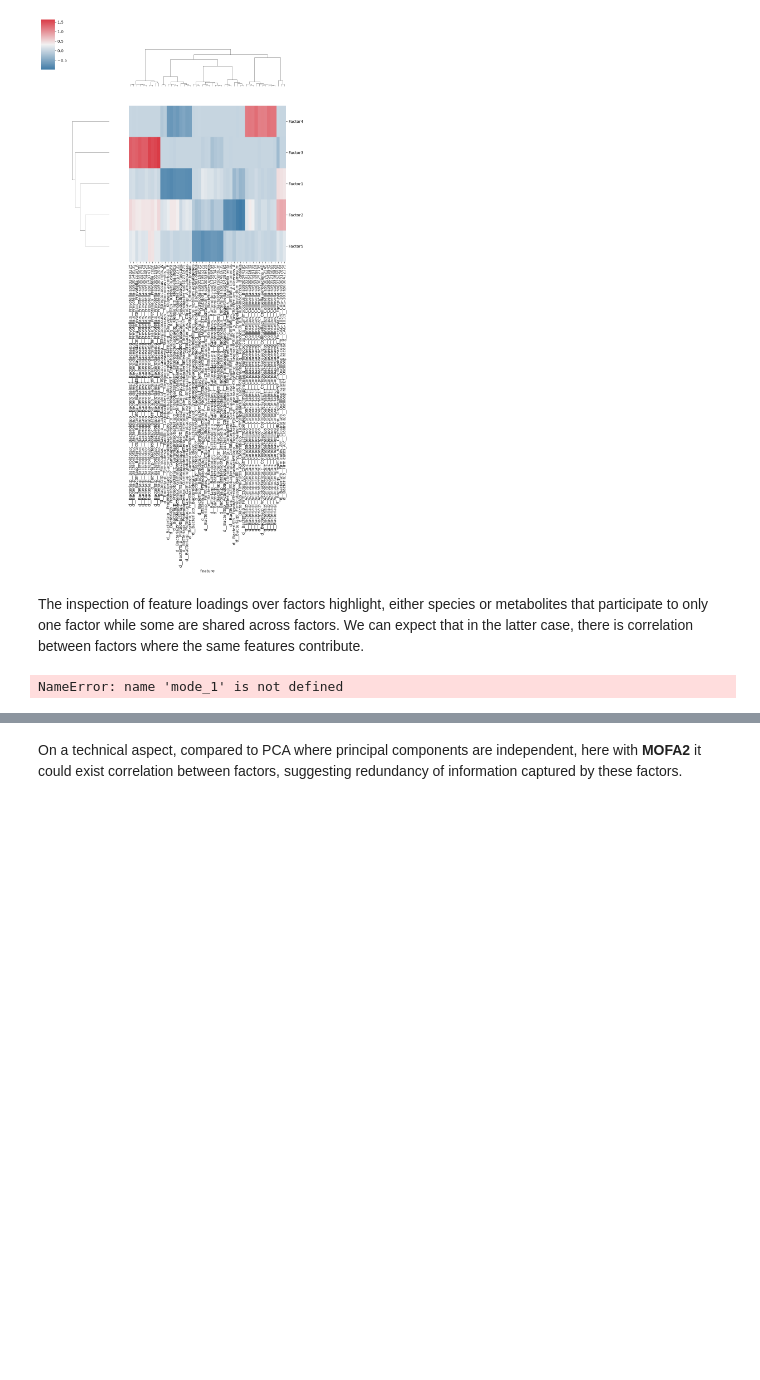
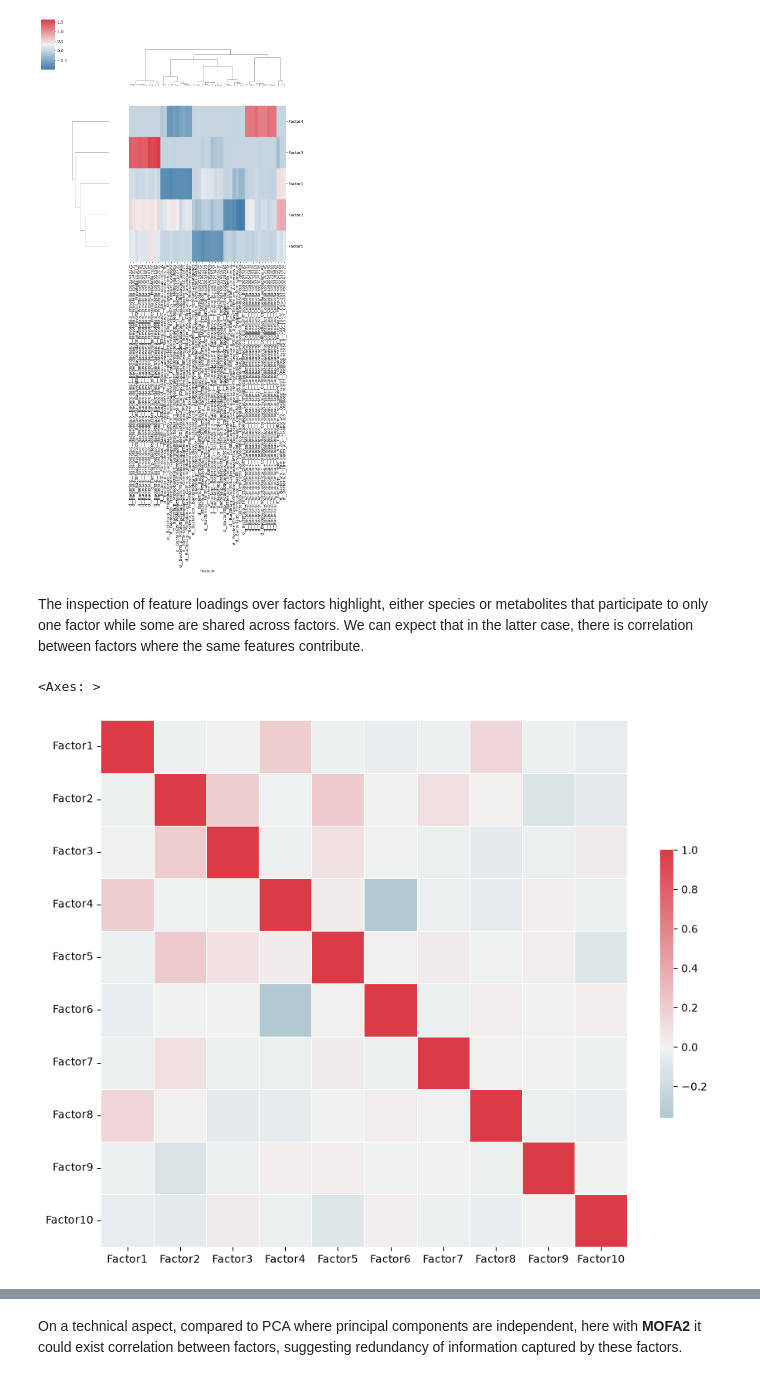
Before and after one commit to lmangnier/Microbiome_Metabolome_Integration_Python, a Jupyter notebook: notebooks/Anndata_for_Micro_Metabo_Int_2.ipynb, the cells around one changed output, grey strips where cells are left out. Saved outputs shown, nothing was run; the diff lists cells and outputs as text; code cells hidden in the pictures; blank space fills up the shorter version.

```diff
--- a/notebooks/Anndata_for_Micro_Metabo_Int_2.ipynb
+++ b/notebooks/Anndata_for_Micro_Metabo_Int_2.ipynb
@@ -163,8 +163,9 @@ mofax.plot_weights_heatmap(model_1, factors=range(0,5),view=0)
 # %% [markdown]
 The inspection of feature loadings over factors highlight, either species or metabolites that participate to only one factor while some are shared across factors. We can expect that in the latter case, there is correlation between factors where the same features contribute.
 # %%
-mofax.plot_weights_correlation(mode_1, views=0)
+mofax.plot_weights_correlation(model_1, views=0)
 # %% [output]
-NameError: name 'mode_1' is not defined
+<Axes: >
+[figure, added]
 # %%
 mofax.plot_weights_correlation(model_1, views=1)
```
Also changed, not shown: parts of 2 cells of this notebook.
